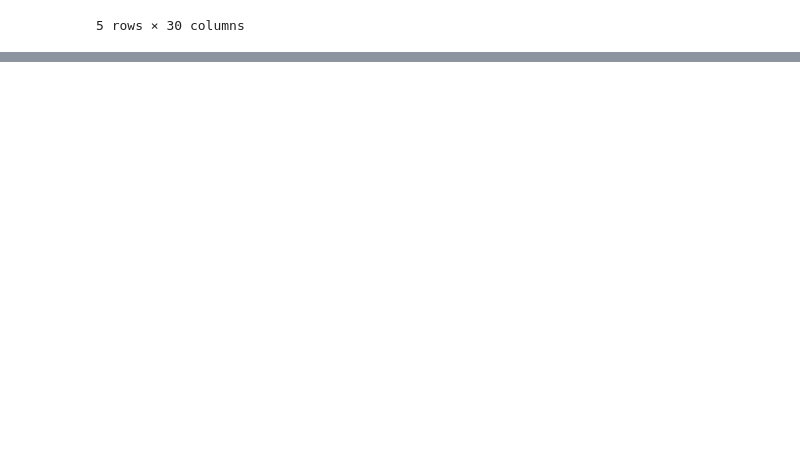
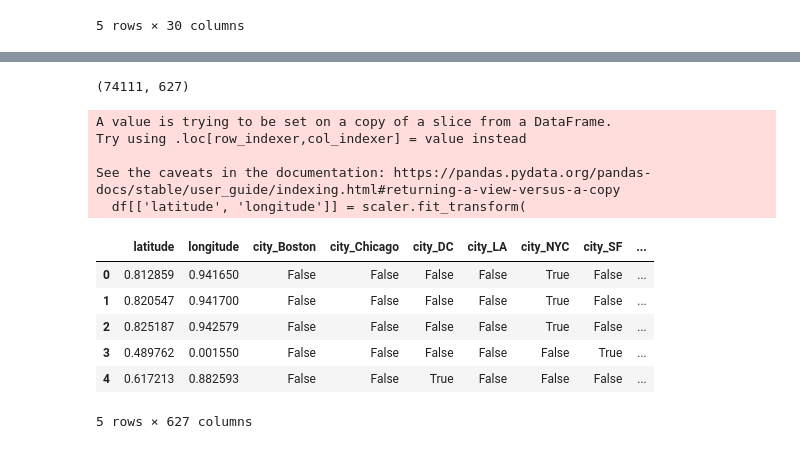
Before and after one commit to wingyiuc/dsw-project, a Jupyter notebook: main.ipynb, the cells around one changed output, grey strips where cells are left out. Saved outputs shown, nothing was run; the diff lists cells and outputs as text; code cells hidden in the pictures; blank space fills up the shorter version.

```diff
--- a/main.ipynb
+++ b/main.ipynb
@@ -85,0 +73,18 @@ df_locations =
+# %%
+df_locations, locations_scaler =  get_locations_features(df)
+print(df_locations.shape)
+df_locations.head()
+# %% [output]
+(74111, 627)
+A value is trying to be set on a copy of a slice from a DataFrame.
+Try using .loc[row_indexer,col_indexer] = value instead
+
+See the caveats in the documentation: https://pandas.pydata.org/pandas-docs/stable/user_guide/indexing.html#returning-a-view-versus-a-copy
+  df[['latitude', 'longitude']] = scaler.fit_transform(
+|  | latitude | longitude | city_Boston | city_Chicago | city_DC | city_LA | city_NYC | city_SF | ... |
+| 0 | 0.812859 | 0.941650 | False | False | False | False | True | False | ... |
+| 1 | 0.820547 | 0.941700 | False | False | False | False | True | False | ... |
+| 2 | 0.825187 | 0.942579 | False | False | False | False | True | False | ... |
+| 3 | 0.489762 | 0.001550 | False | False | False | False | False | True | ... |
+| 4 | 0.617213 | 0.882593 | False | False | True | False | False | False | ... |
+5 rows × 627 columns
```
Also changed, not shown: parts of 15 cells of this notebook, 3 other files.
